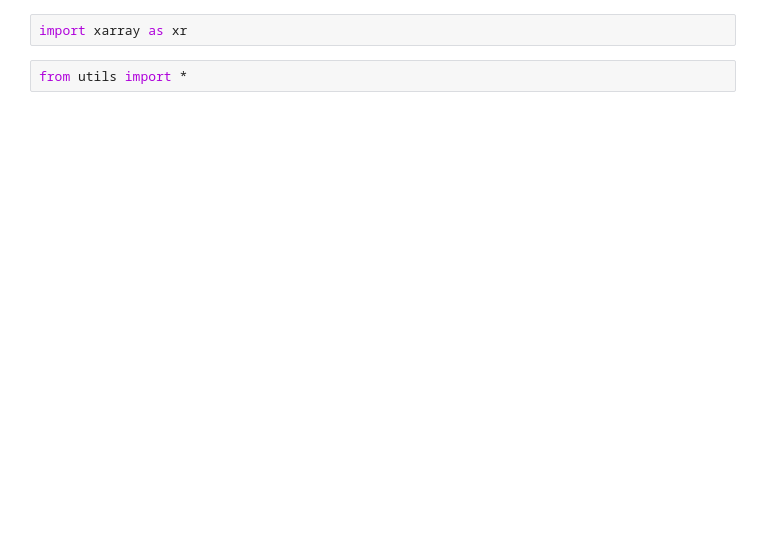
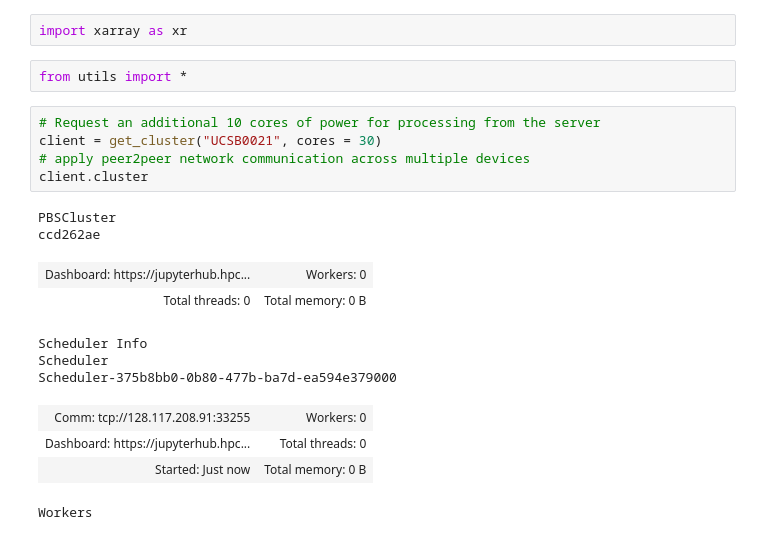
Before and after one commit to GaiaFuture/Prototype, a Jupyter notebook: main_function.ipynb, the cells around one changed output. Drawn from its saved outputs; the diff is of its cells as text; blank space fills up the shorter version.

```diff
--- a/main_function.ipynb
+++ b/main_function.ipynb
@@ -2,6 +2,23 @@
 import xarray as xr
 # %%
 from utils import *
+# %%
+# Request an additional 10 cores of power for processing from the server
+client = get_cluster("UCSB0021", cores = 30)
+# apply peer2peer network communication across multiple devices
+client.cluster
+# %% [output]
+PBSCluster
+ccd262ae
+| Dashboard: https://jupyterhub.hpc... | Workers: 0 |
+| Total threads: 0 | Total memory: 0 B |
+Scheduler Info
+Scheduler
+Scheduler-375b8bb0-0b80-477b-ba7d-ea594e379000
+| Comm: tcp://128.117.208.91:33255 | Workers: 0 |
+| Dashboard: https://jupyterhub.hpc... | Total threads: 0 |
+| Started: Just now | Total memory: 0 B |
+Workers
 # %%
 def dashboard_wrangling(param, var):
         #~~~~~~~~~~~~~~~~~~~~~~~~~~~~~~~~~~~~~~~~~~~~~
```
Also changed, not shown: parts of 4 cells of this notebook, 1 other file.
